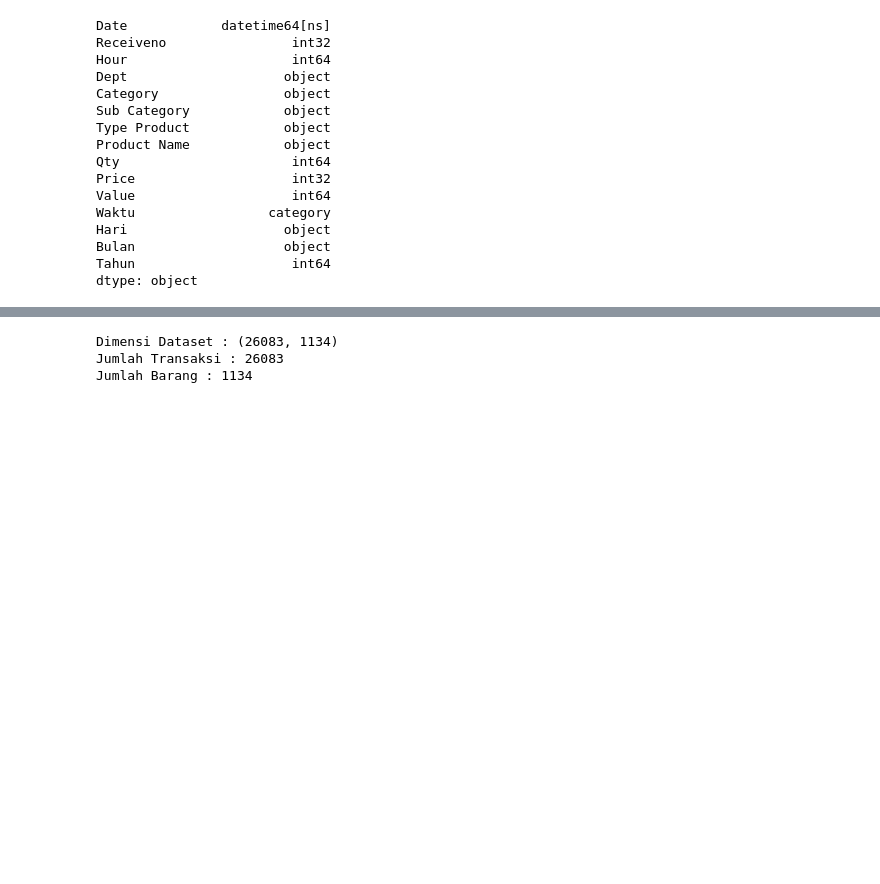
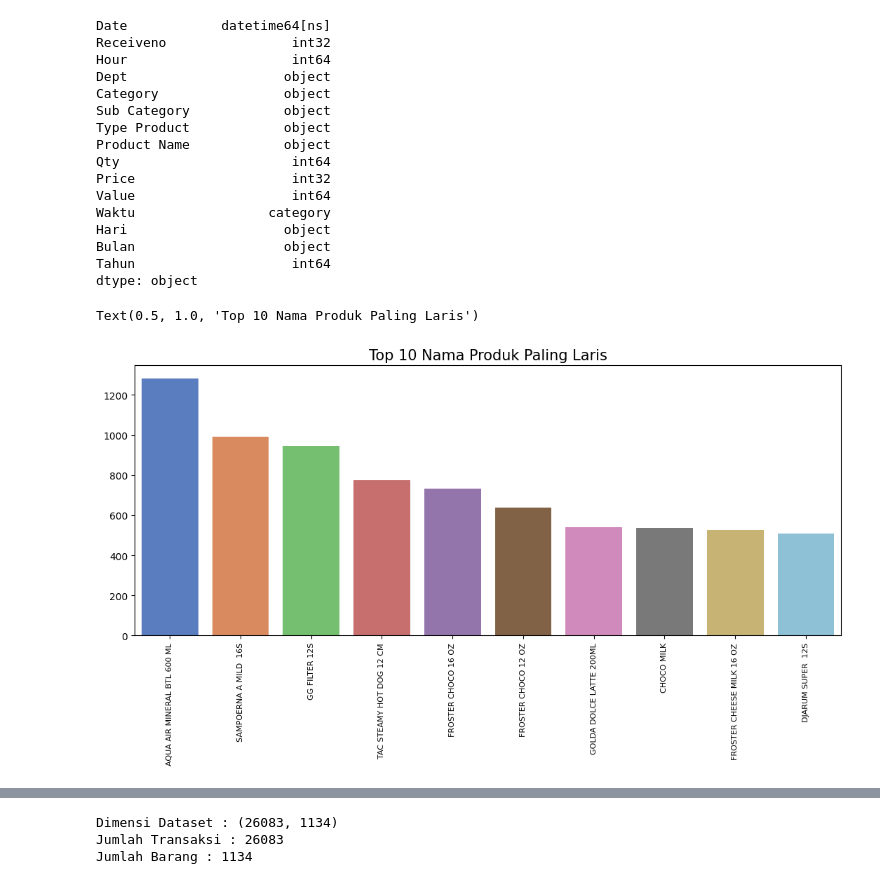
Before and after one commit to rfdharma/Association_Rule---Market-Basket-Analysis---Apriori, a Jupyter notebook: Minimarket_Indonesia/model.ipynb, the cells around one changed output, grey strips where cells are left out. Cells and saved outputs as stored; diff of their text form; code cells hidden in the pictures; blank space fills up the shorter version.

```diff
--- a/Minimarket_Indonesia/model.ipynb
+++ b/Minimarket_Indonesia/model.ipynb
@@ -74,14 +108,17 @@ Bulan                   object
 Tahun                    int64
 dtype: object
 # %%
-# # Top 10 Produk Paling Laris
+# Top 10 Produk Paling Laris
 
-# plt.figure(figsize=(13,5))
-# sns.set_palette('muted')
+plt.figure(figsize=(13,5))
+sns.set_palette('muted')
 
-# sns.barplot(x = df["Product Name"].value_counts()[:10].index,
-#             y = df["Product Name"].value_counts()[:10].values)
-# plt.xlabel(""); plt.ylabel("")
-# plt.xticks(size = 8, rotation = 90)
-# plt.title('Top 10 Nama Produk Paling Laris',size = 15)
+sns.barplot(x = df["Product Name"].value_counts()[:10].index,
+            y = df["Product Name"].value_counts()[:10].values)
+plt.xlabel(""); plt.ylabel("")
+plt.xticks(size = 8, rotation = 90)
+plt.title('Top 10 Nama Produk Paling Laris',size = 15)
+# %% [output]
+Text(0.5, 1.0, 'Top 10 Nama Produk Paling Laris')
+[figure, added]
 # %%
```
Also changed, not shown: parts of 10 cells of this notebook, 1 other file.
